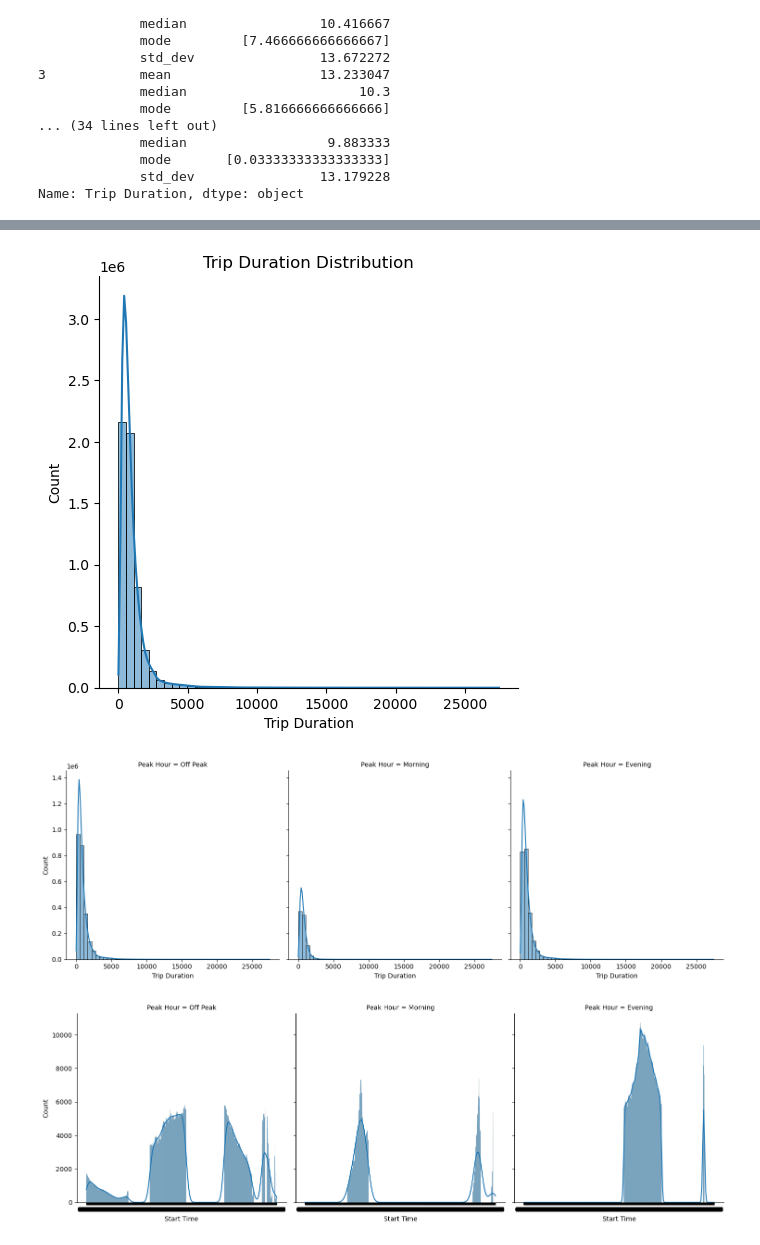
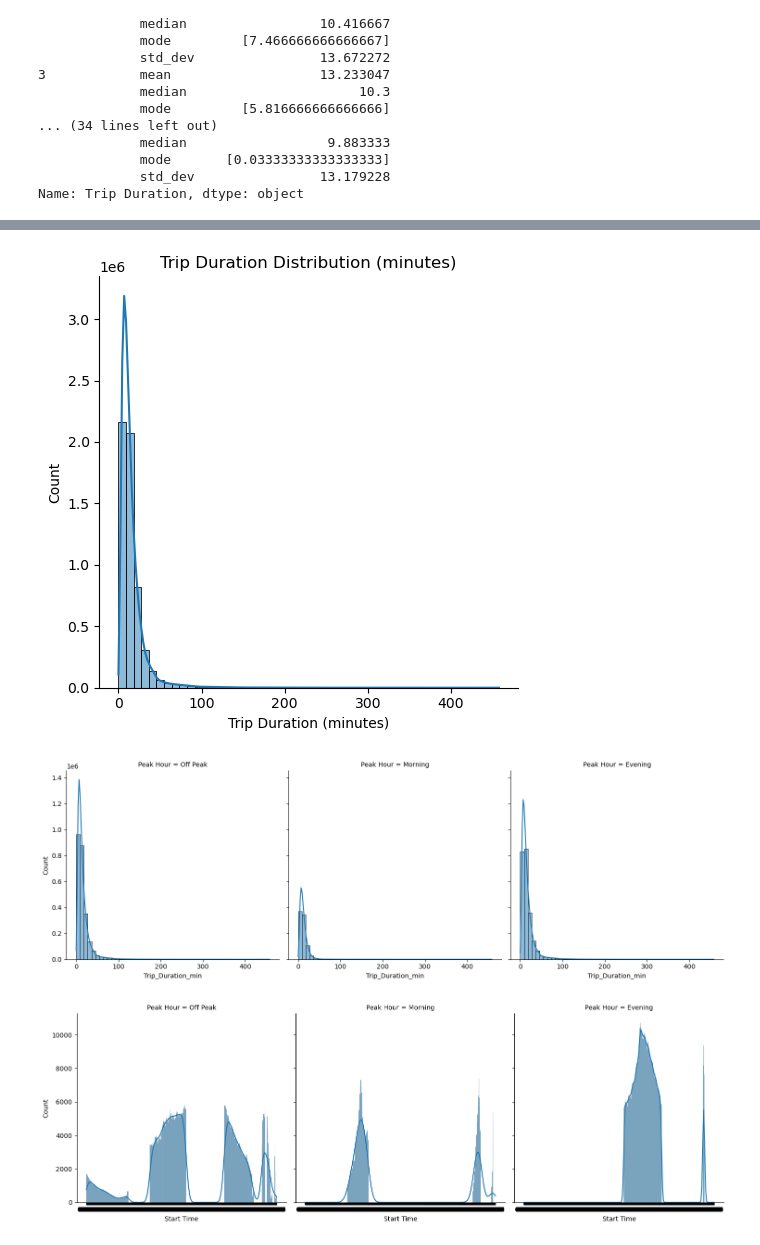
Before and after one commit to ziadharmanani/INF1340-Ridership-Analysis, a Jupyter notebook: rideshare_cleaning.ipynb, the cells around one changed output, grey strips where cells are left out. Saved outputs shown, nothing was run; the diff lists cells and outputs as text; code cells hidden in the pictures.

```diff
--- a/rideshare_cleaning.ipynb
+++ b/rideshare_cleaning.ipynb
@@ -482,18 +479,22 @@ rowid          0.000092  -1.200207
 # %%
-# visualize the distribution of the numeric variables
+# visualize the distribution of the numeric variable - trip duration
 
 #plot trip duration
-sns.displot(data=df, x='Trip Duration', kind='hist', kde='show', bins = 50)
-plt.title('Trip Duration Distribution')
+sns.displot(data=df.assign(Trip_Duration_min=df['Trip Duration'] / 60),
+            x='Trip_Duration_min', kind='hist', kde=True, bins=50)
+
+plt.title('Trip Duration Distribution (minutes)')
+plt.xlabel('Trip Duration (minutes)')
 
 plt.show()
 # %% [output]
-[figure, old version]
+[figure, new version]
 # %%
-#plot
-sns.displot(data=df, x='Trip Duration', col='Peak Hour', kind='hist', kde='show', bins = 50)
+#plot the distribution of the numeric variable - trip duration grouped by Peak Hour
+sns.displot(data=df.assign(Trip_Duration_min=df['Trip Duration'] / 60),
+            x='Trip_Duration_min', col='Peak Hour' ,kind='hist', kde=True, bins=50)
 
 plt.show()
 # %% [output]
-[figure, old version]
+[figure, new version]
 # %%
```
Also changed, not shown: parts of 14 cells of this notebook.
